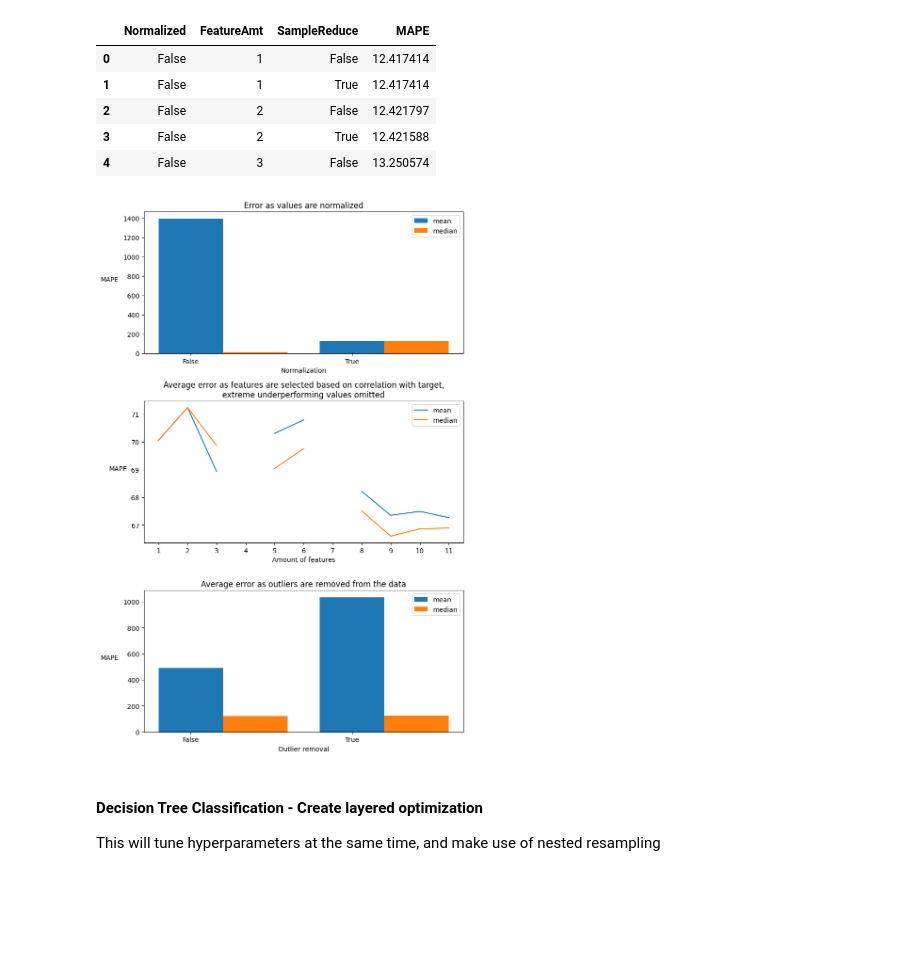
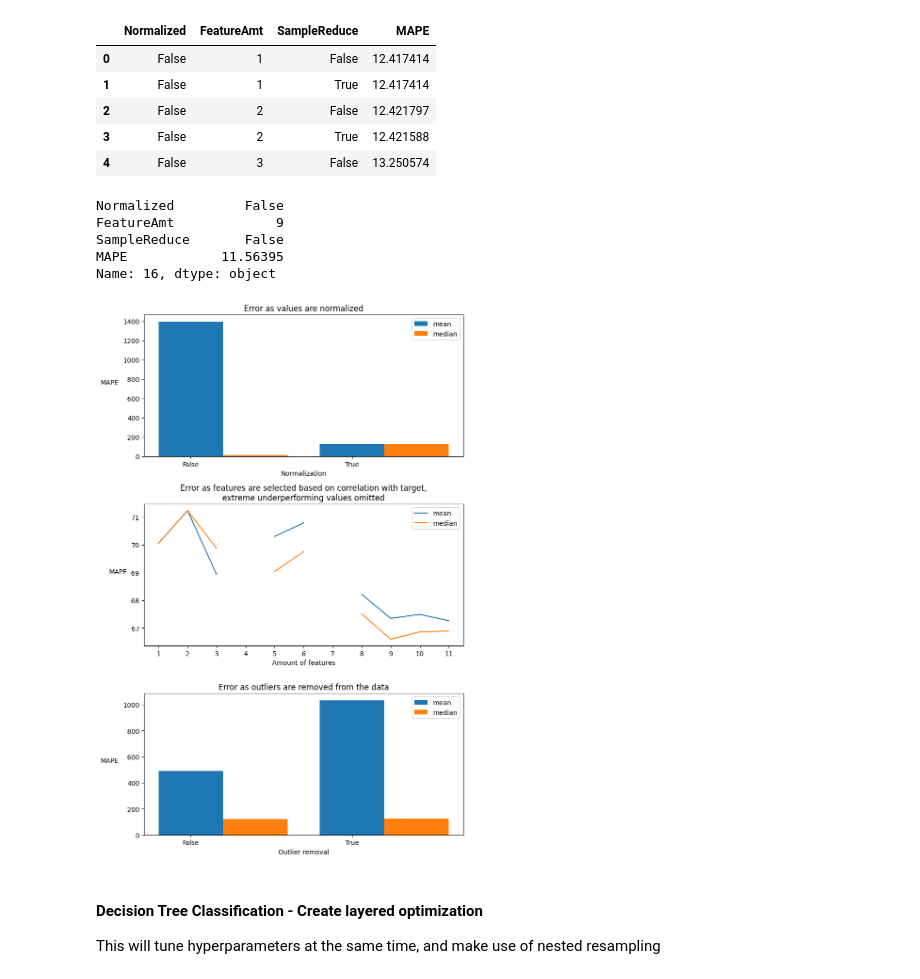
Before and after one commit to COSC5557/pipeline-optimization-Mikey-E, a Jupyter notebook: pipe.ipynb, the cells around one changed output. Cells and saved outputs as stored; diff of their text form; code cells hidden in the pictures; blank space fills up the shorter version.

```diff
--- a/pipe.ipynb
+++ b/pipe.ipynb
@@ -261,6 +263,15 @@ df_reg_results.head()
 | 2 | False | 2 | False | 12.421797 |
 | 3 | False | 2 | True | 12.421588 |
 | 4 | False | 3 | False | 13.250574 |
+# %%
+#Print best result found for the linear model
+df_reg_results.loc[df_reg_results["MAPE"].idxmin()]
+# %% [output]
+Normalized         False
+FeatureAmt             9
+SampleReduce       False
+MAPE            11.56395
+Name: 16, dtype: object
 # %%
 #Plot performance across the changes in pipeline steps.
 #Normalization
@@ -287,36 +298,36 @@ sample_mapes_med = [df_reg_results[df_reg_results["SampleReduce"] == val]["MAPE"
 
 fig, axs = plt.subplots(3, 1, figsize=(8,12))
 
 bar_width = 0.4
 axs[0].bar(np.array([0 if val == False else 1 for val in normalization_bool_vals]), normalization_mapes_mean, width=bar_width, label="mean")
 axs[0].bar(np.array([0 if val == False else 1 for val in normalization_bool_vals]) + bar_width, normalization_mapes_med, width=bar_width, label="median")
 axs[0].set_xticks(normalization_bool_vals, ["False" if val == False else "True" for val in normalization_bool_vals])
 axs[0].set_title("Error as values are normalized")
 axs[0].set_xlabel("Normalization")
 axs[0].legend()
 
 axs[1].plot(feature_amt_vals, feature_amt_mapes_mean, label="mean")
 axs[1].plot(feature_amt_vals, feature_amt_mapes_med, label="median")
 axs[1].set_xticks(feature_amt_vals)
-axs[1].set_title("Average error as features are selected based on correlation with target,\nextreme underperforming values omitted")
+axs[1].set_title("Error as features are selected based on correlation with target,\nextreme underperforming values omitted")
 axs[1].set_xlabel("Amount of features")
 axs[1].legend()
 
 axs[2].bar(np.array([0 if val == False else 1 for val in sample_bool_vals]), sample_mapes_mean, width=bar_width, label="mean")
 axs[2].bar(np.array([0 if val == False else 1 for val in sample_bool_vals]) + bar_width, sample_mapes_med, width=bar_width, label="median")
 axs[2].set_xticks(sample_bool_vals, ["False" if val == False else "True" for val in normalization_bool_vals])
-axs[2].set_title("Average error as outliers are removed from the data")
+axs[2].set_title("Error as outliers are removed from the data")
 axs[2].set_xlabel("Outlier removal")
 axs[2].legend()
 
 for ax in range(3):
     axs[ax].set_ylabel("MAPE", rotation=0, labelpad=20)
 
 plt.tight_layout()
 
 plt.savefig("regression_performance")
 # %% [output]
-[figure, old version]
+[figure, new version]
 # %% [markdown]
 #### Decision Tree Classification - Create layered optimization
 
```
Also changed, not shown: parts of 7 cells of this notebook, 4 other files.
